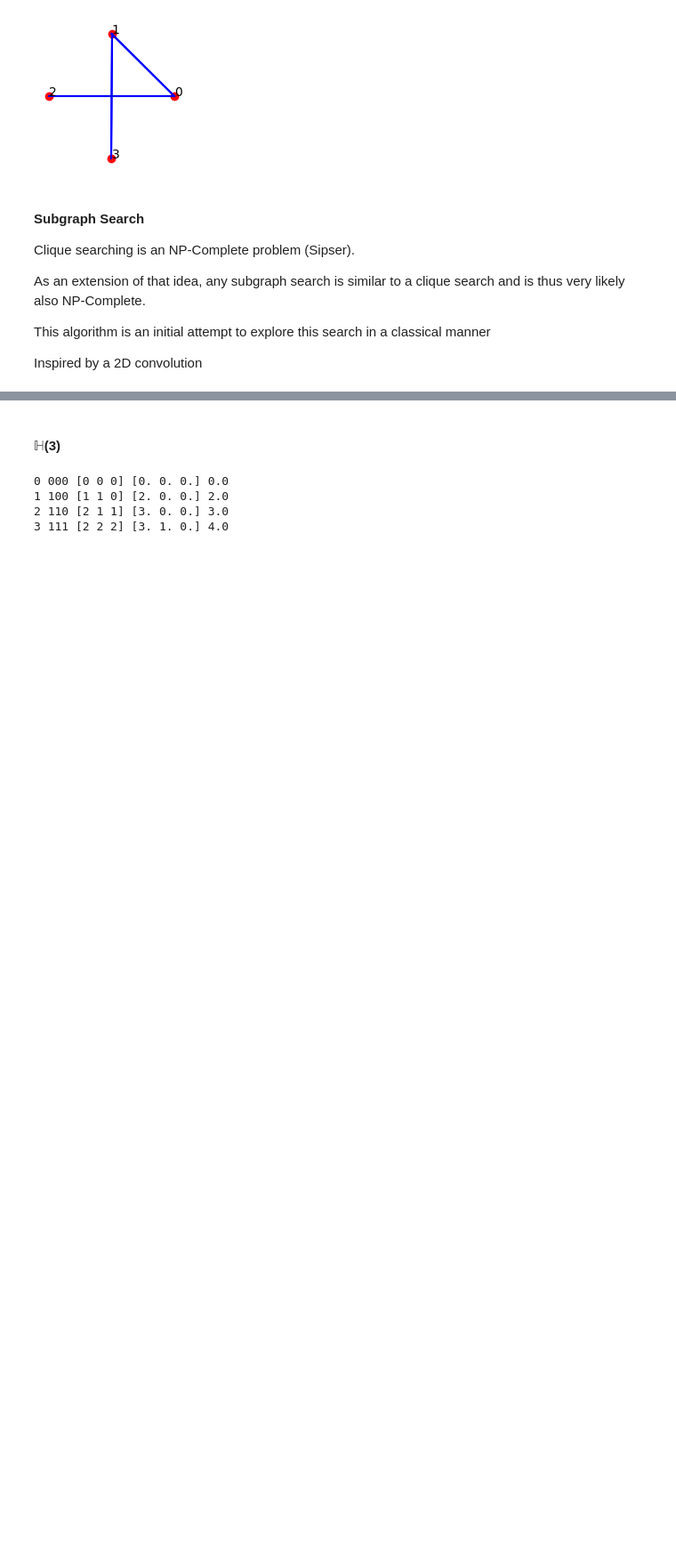
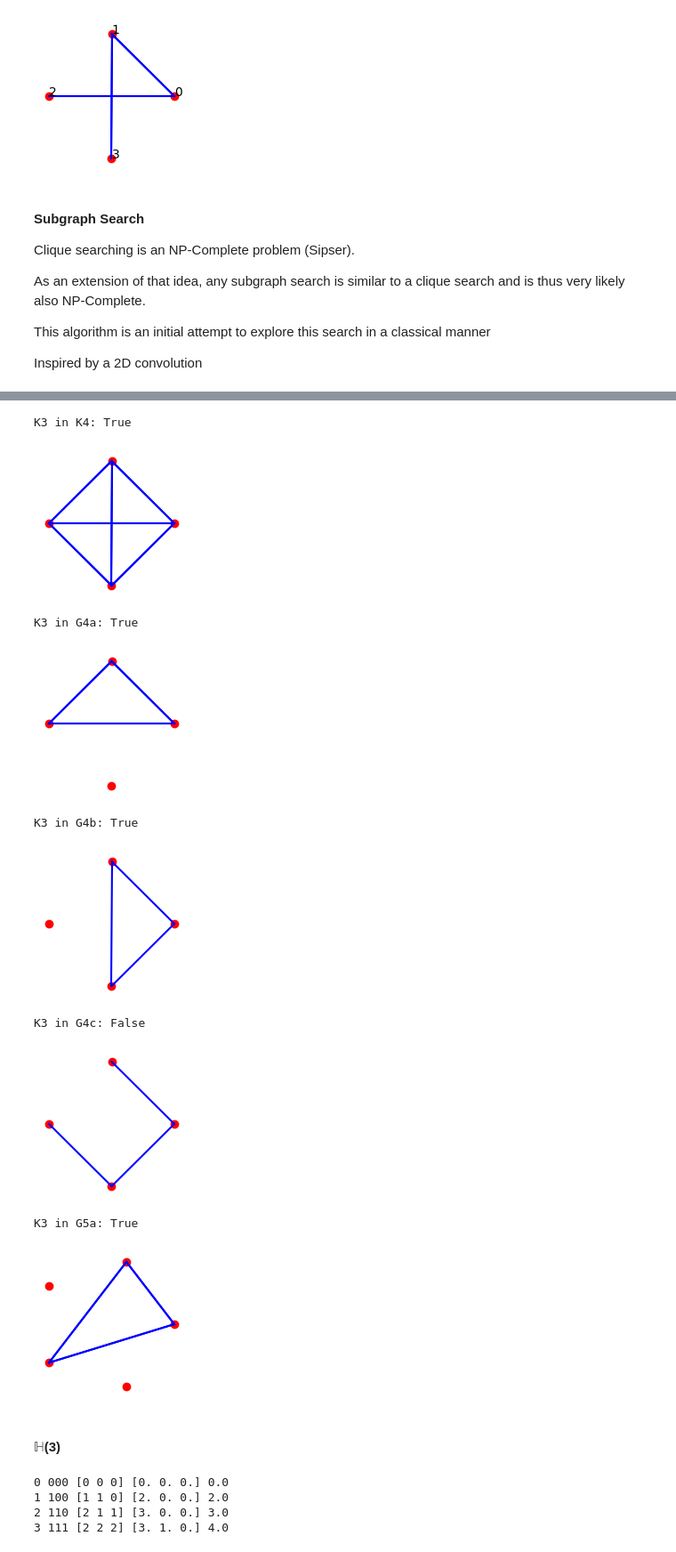
Before and after one commit to orwellian225/Code, a Jupyter notebook: classical/main.ipynb, the cells around one changed output, grey strips where cells are left out. Shown at 89% size. Cells and saved outputs as stored; diff of their text form; code cells hidden in the pictures; blank space fills up the shorter version.

Commit message:
add: Graph Subgraph search algorithm

```diff
--- a/classical/main.ipynb
+++ b/classical/main.ipynb
@@ -127,3 +84,71 @@ AssertionError:
+# %%
+K3 = Graph(np.array([
+    [0, 1, 1],
+    [1, 0, 1],
+    [1, 1, 0]
+]))
+
+K4 = Graph(np.array([
+    [0, 1, 1, 1],
+    [1, 0, 1, 1],
+    [1, 1, 0, 1],
+    [1, 1, 1, 0]
+]))
+
+G4a = Graph(np.array([
+    [0, 1, 1, 0],
+    [1, 0, 1, 0],
+    [1, 1, 0, 0],
+    [0, 0, 0, 0]
+]))
+
+G4b = Graph(np.array([
+    [0, 1, 0, 1],
+    [0, 0, 0, 1],
+    [0, 0, 0, 0],
+    [0, 0, 0, 0]
+]))
+
+G4c = Graph(np.array([
+    [0, 1, 0, 1],
+    [0, 0, 0, 0],
+    [0, 0, 0, 1],
+    [0, 0, 0, 0]
+]))
+
+G5a = Graph(np.array([
+    [0, 1, 0, 1, 0],
+    [1, 0, 0, 1, 0],
+    [0, 0, 0, 0, 0],
+    [1, 1, 0, 0, 0],
+    [0, 0, 0, 0, 0]
+]))
+
+print(f"K3 in K4: {K4.has_subgraph(K3)}")
+K4.plot_graph(vertex_labels=False)
+
+print(f"K3 in G4a: {G4a.has_subgraph(K3)}")
+G4a.plot_graph(vertex_labels=False)
+
+print(f"K3 in G4b: {G4b.has_subgraph(K3)}")
+G4b.plot_graph(vertex_labels=False)
+
+print(f"K3 in G4c: {G4c.has_subgraph(K3)}")
+G4c.plot_graph(vertex_labels=False)
+
+print(f"K3 in G5a: {G5a.has_subgraph(K3)}")
+G5a.plot_graph(vertex_labels=False)
+# %% [output]
+K3 in K4: True
+[figure, added]
+K3 in G4a: True
+[figure, added]
+K3 in G4b: True
+[figure, added]
+K3 in G4c: False
+[figure, added]
+K3 in G5a: True
+[figure, added]
 # %% [markdown]
 #### $\mathbb{H}$(3)
 # %%
```
Also changed, not shown: parts of 5 cells of this notebook, 1 other file.
